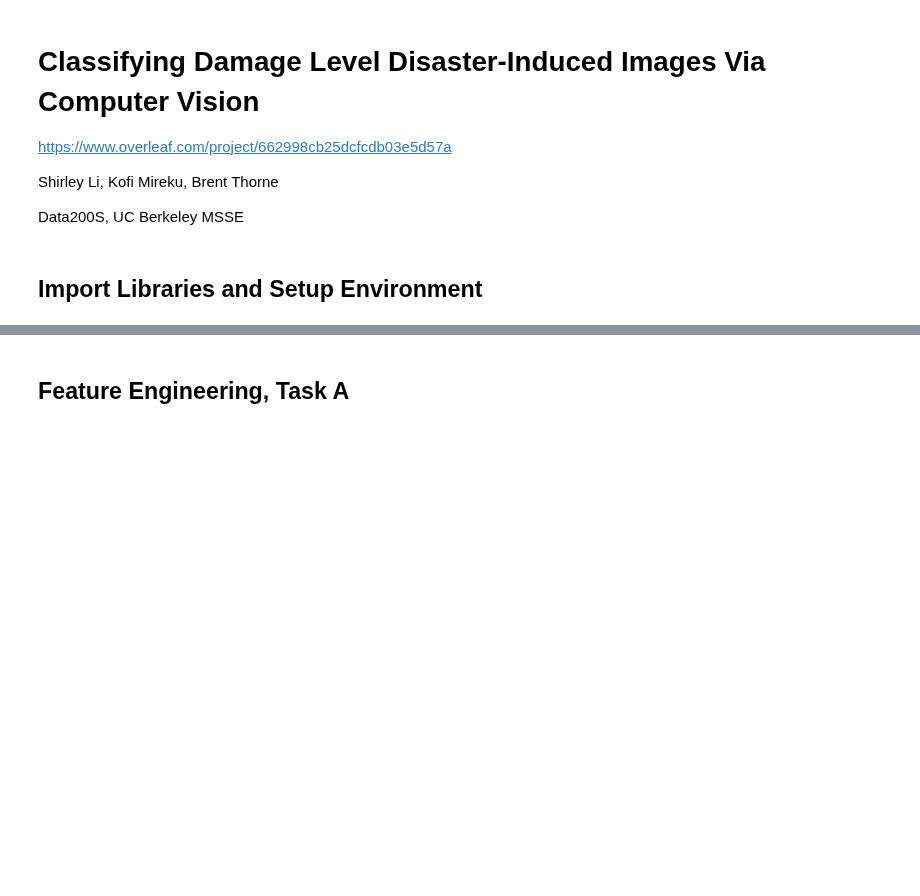
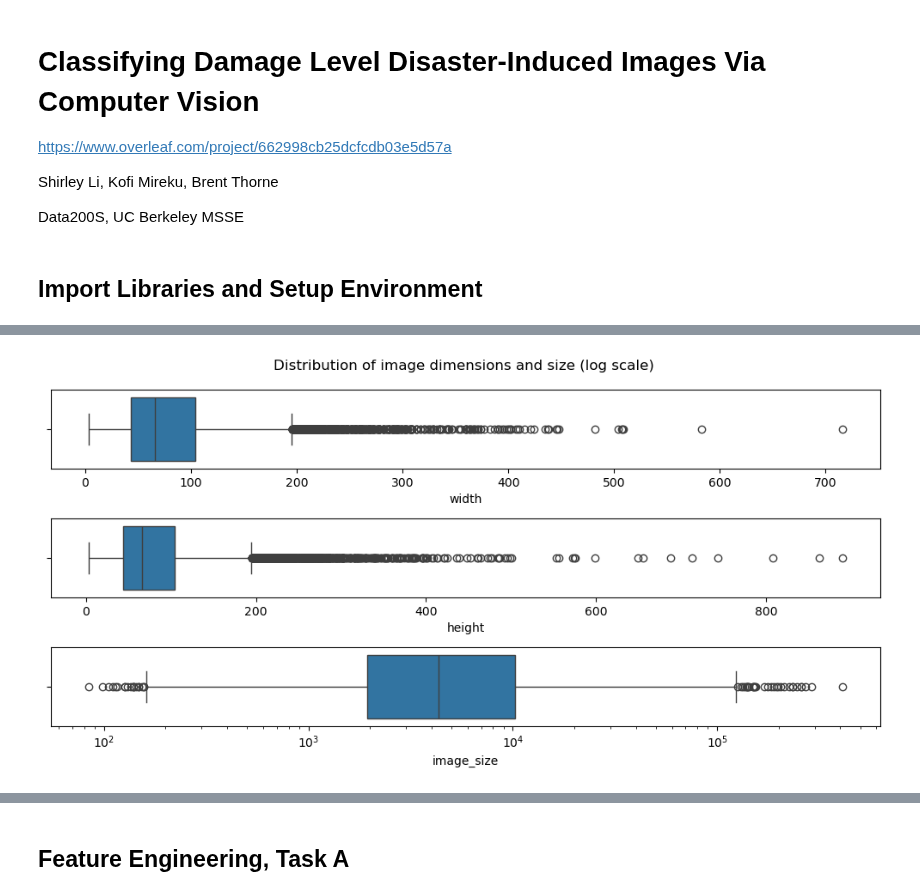
Before and after one commit to fractalclockwork/Data200, a Jupyter notebook: Source/Final_Report.ipynb, the cells around one changed output, grey strips where cells are left out. Drawn from its saved outputs; the diff is of its cells as text; code cells hidden in the pictures; blank space fills up the shorter version.

```diff
--- a/Source/Final_Report.ipynb
+++ b/Source/Final_Report.ipynb
@@ -78,0 +178,15 @@ Wall time: 2.03 s
+# %%
+import seaborn as sns
+import matplotlib.pyplot as plt
+
+fig, ax = plt.subplots(3, 1, figsize=(10, 5))
+sns.boxplot(data=df, x="width", ax=ax[0], log_scale=False);
+sns.boxplot(data=df, x="height", ax=ax[1], log_scale=False);
+sns.boxplot(data=df, x="image_size", ax=ax[2], log_scale=True);
+
+plt.suptitle('Distribution of image dimensions and size (log scale)')
+plt.subplots_adjust(wspace=0.3)
+plt.tight_layout()
+plt.savefig(f'{figure_path}/eda_image_size_box.png', dpi=96)
+# %% [output]
+[figure, added]
```
Also changed, not shown: parts of 52 cells of this notebook, 1 other file.
